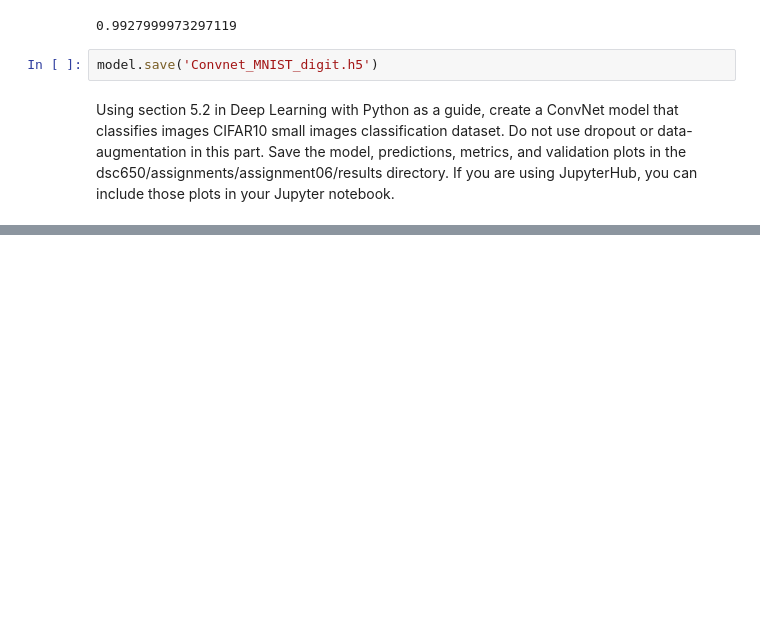
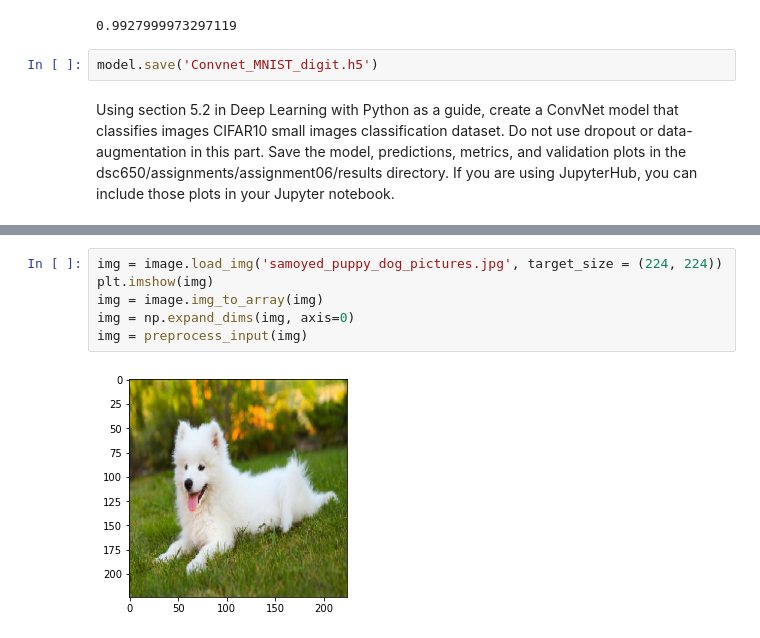
Before and after one commit to sthakur2019/Anomaly-detection-in-time-series-data, a Jupyter notebook: Week#6_assignment.ipynb, the cells around one changed output, grey strips where cells are left out. Saved outputs shown, nothing was run; the diff lists cells and outputs as text; blank space fills up the shorter version.

```diff
--- a/Week#6_assignment.ipynb
+++ b/Week#6_assignment.ipynb
@@ -113,0 +189,8 @@ TypeError: 'History' object is not subscriptable
+# %%
+img = image.load_img('samoyed_puppy_dog_pictures.jpg', target_size = (224, 224))
+plt.imshow(img)
+img = image.img_to_array(img)
+img = np.expand_dims(img, axis=0)
+img = preprocess_input(img)
+# %% [output]
+[figure, added]
```
Also changed, not shown: parts of 13 cells of this notebook, 2 other files.
